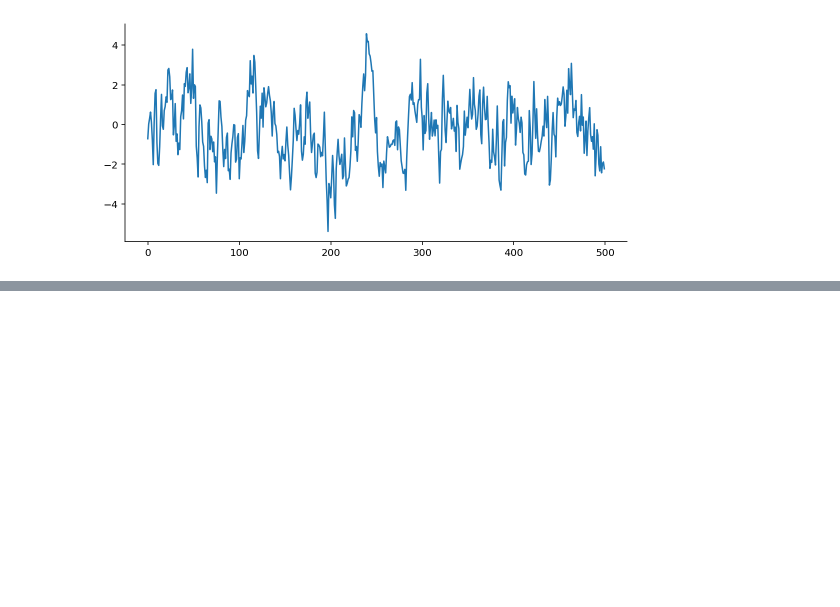
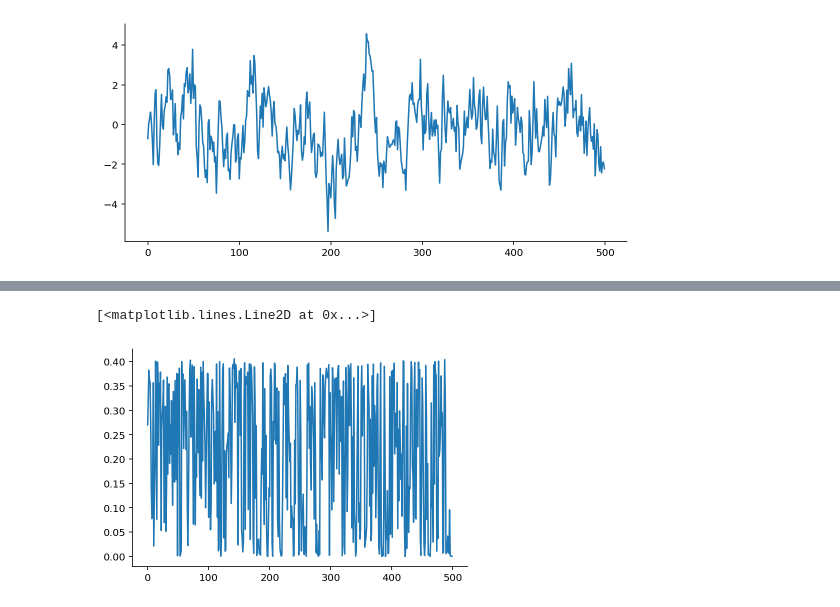
Before and after one commit to gerdm/misc, a Jupyter notebook: 2022-04/advanced-computational-methods.ipynb, the cells around one changed output, grey strips where cells are left out. Cells and saved outputs as stored; diff of their text form; code cells hidden in the pictures; blank space fills up the shorter version.

```diff
--- a/2022-04/advanced-computational-methods.ipynb
+++ b/2022-04/advanced-computational-methods.ipynb
@@ -188,0 +258,6 @@ plt.tight_layout()
+# %%
+y_marginal = stats.norm.pdf(hist["y"][:, None], smc_res["particles"], scale=ssm_config.sigma).mean(axis=1)
+plt.plot(y_marginal)
+# %% [output]
+[<matplotlib.lines.Line2D at 0x...>]
+[figure, added]
```
Also changed, not shown: parts of 34 cells of this notebook.
